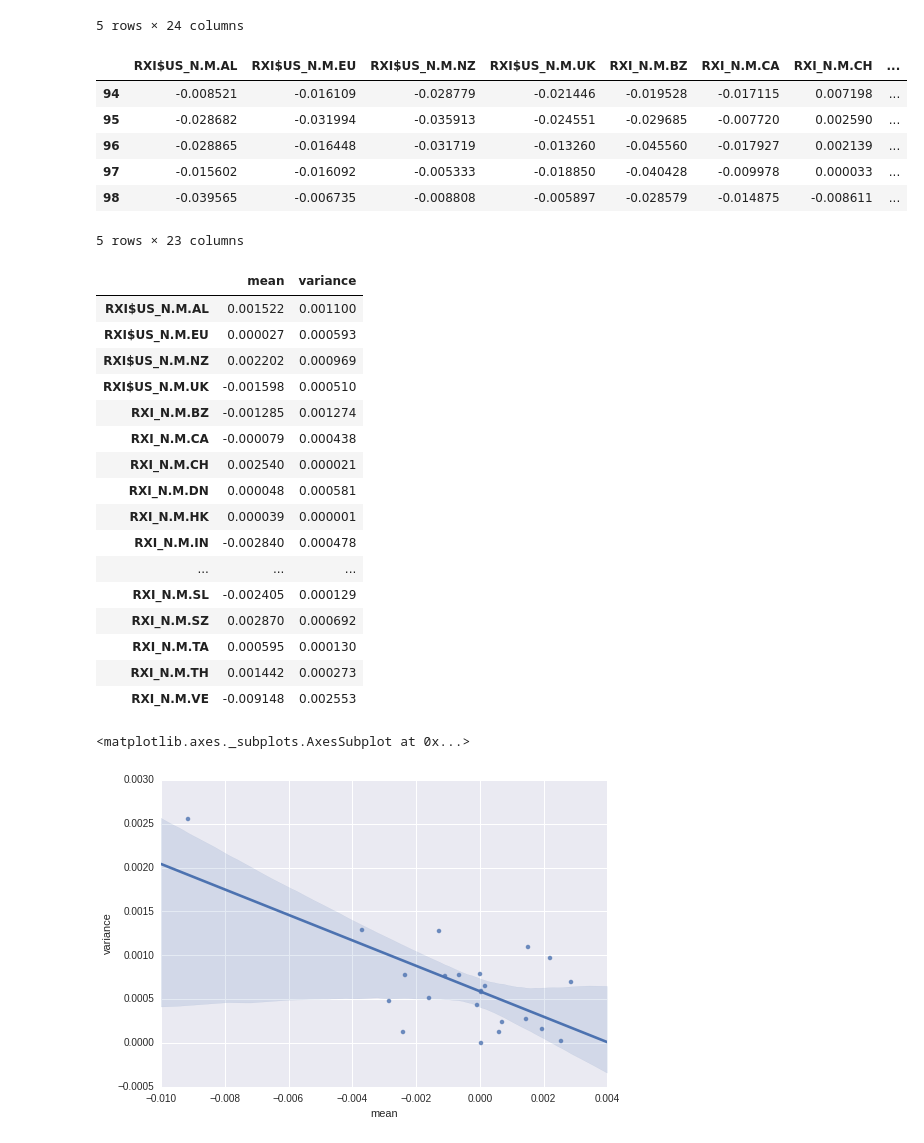
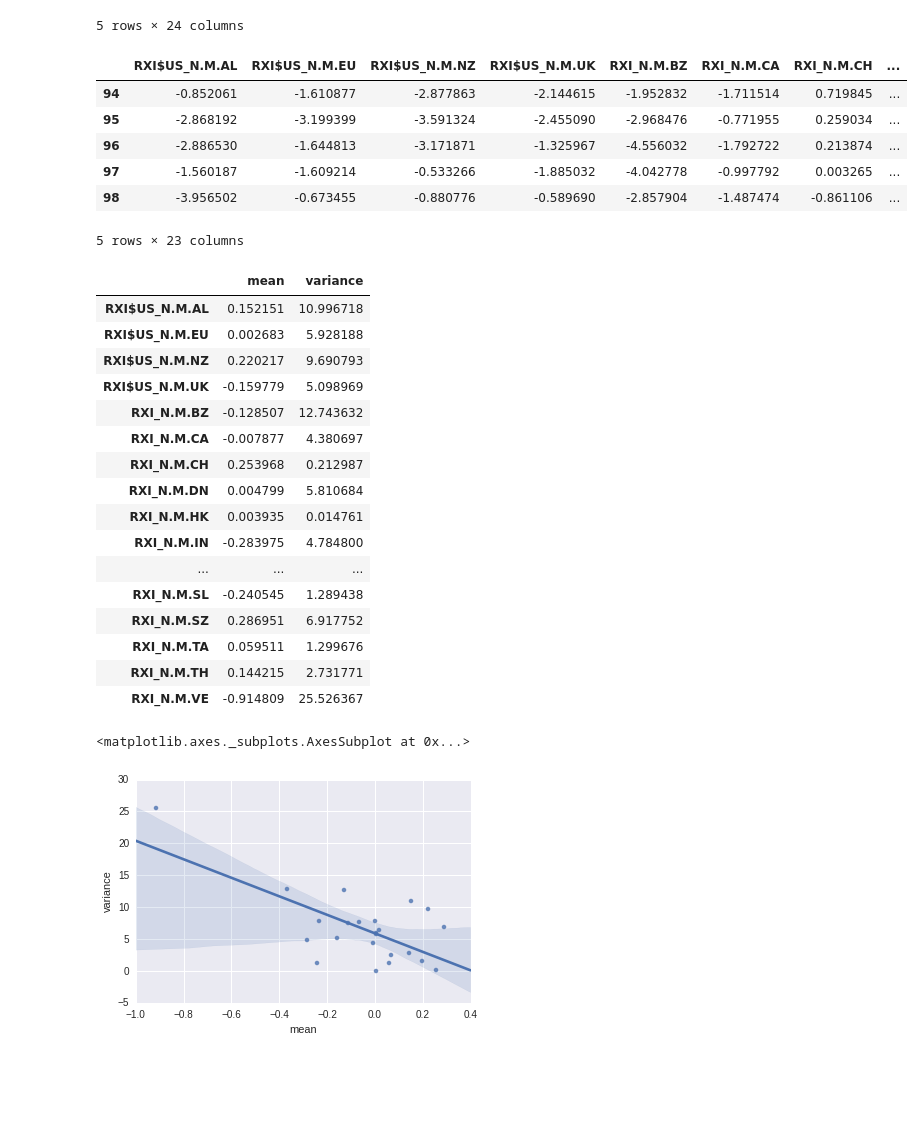
Before and after one commit to yhat/currency-portfolio-optimization, a Jupyter notebook: Currency Portfolio Optimization.ipynb, the cells around one changed output. Saved outputs shown, nothing was run; the diff lists cells and outputs as text; code cells hidden in the pictures; blank space fills up the shorter version.

```diff
--- a/Currency Portfolio Optimization.ipynb
+++ b/Currency Portfolio Optimization.ipynb
@@ -57,37 +85,38 @@ exchange_rates.tail()
 # %%
 # Convert the exchange rate data frame into percentage returns.
 
 # There are two types of conversions we are concerned with:
 #
 # 1. metadata['Currency:'] == 'USD'
 #    value = USD per 1 unit of other currency
 #
 # 2. metadata['Currency:'] != 'USD'
 #    value = units of other currency per 1 USD
 
 rows = []
 for i in range(len(exchange_rates)-1):
     row = {}
     for tp, cur in zip(metadata['Time Period'], metadata['Currency:']):
         x1 = float(exchange_rates[tp][i])
         x2 = float(exchange_rates[tp][i+1])
 
         if cur == 'USD':
             x1 = 1.0 / x1
             x2 = 1.0 / x2
 
-        row[tp] = (x1 - x2) / x2
+        # Returns are in units of %.
+        row[tp] = 100 * (x1 - x2) / x2
     rows.append(row)
 
 returns = pandas.DataFrame(data=rows, columns=list(metadata['Time Period']))
 returns.tail()
 # %% [output]
 |  | RXI$US_N.M.AL | RXI$US_N.M.EU | RXI$US_N.M.NZ | RXI$US_N.M.UK | RXI_N.M.BZ | RXI_N.M.CA | RXI_N.M.CH | ... |
-| 94 | -0.008521 | -0.016109 | -0.028779 | -0.021446 | -0.019528 | -0.017115 | 0.007198 | ... |
-| 95 | -0.028682 | -0.031994 | -0.035913 | -0.024551 | -0.029685 | -0.007720 | 0.002590 | ... |
-| 96 | -0.028865 | -0.016448 | -0.031719 | -0.013260 | -0.045560 | -0.017927 | 0.002139 | ... |
-| 97 | -0.015602 | -0.016092 | -0.005333 | -0.018850 | -0.040428 | -0.009978 | 0.000033 | ... |
-| 98 | -0.039565 | -0.006735 | -0.008808 | -0.005897 | -0.028579 | -0.014875 | -0.008611 | ... |
+| 94 | -0.852061 | -1.610877 | -2.877863 | -2.144615 | -1.952832 | -1.711514 | 0.719845 | ... |
+| 95 | -2.868192 | -3.199399 | -3.591324 | -2.455090 | -2.968476 | -0.771955 | 0.259034 | ... |
+| 96 | -2.886530 | -1.644813 | -3.171871 | -1.325967 | -4.556032 | -1.792722 | 0.213874 | ... |
+| 97 | -1.560187 | -1.609214 | -0.533266 | -1.885032 | -4.042778 | -0.997792 | 0.003265 | ... |
+| 98 | -3.956502 | -0.673455 | -0.880776 | -0.589690 | -2.857904 | -1.487474 | -0.861106 | ... |
 5 rows × 23 columns
 # %%
 # Means are the expected returns for each currency.
@@ -96,22 +125,22 @@ exp_returns = pandas.concat({'mean': returns.mean(), 'variance': returns.var()},
 exp_returns
 # %% [output]
 |  | mean | variance |
-| RXI$US_N.M.AL | 0.001522 | 0.001100 |
-| RXI$US_N.M.EU | 0.000027 | 0.000593 |
-| RXI$US_N.M.NZ | 0.002202 | 0.000969 |
-| RXI$US_N.M.UK | -0.001598 | 0.000510 |
-| RXI_N.M.BZ | -0.001285 | 0.001274 |
-| RXI_N.M.CA | -0.000079 | 0.000438 |
-| RXI_N.M.CH | 0.002540 | 0.000021 |
-| RXI_N.M.DN | 0.000048 | 0.000581 |
-| RXI_N.M.HK | 0.000039 | 0.000001 |
-| RXI_N.M.IN | -0.002840 | 0.000478 |
+| RXI$US_N.M.AL | 0.152151 | 10.996718 |
+| RXI$US_N.M.EU | 0.002683 | 5.928188 |
+| RXI$US_N.M.NZ | 0.220217 | 9.690793 |
+| RXI$US_N.M.UK | -0.159779 | 5.098969 |
+| RXI_N.M.BZ | -0.128507 | 12.743632 |
+| RXI_N.M.CA | -0.007877 | 4.380697 |
+| RXI_N.M.CH | 0.253968 | 0.212987 |
+| RXI_N.M.DN | 0.004799 | 5.810684 |
+| RXI_N.M.HK | 0.003935 | 0.014761 |
+| RXI_N.M.IN | -0.283975 | 4.784800 |
 | ... | ... | ... |
-| RXI_N.M.SL | -0.002405 | 0.000129 |
-| RXI_N.M.SZ | 0.002870 | 0.000692 |
-| RXI_N.M.TA | 0.000595 | 0.000130 |
-| RXI_N.M.TH | 0.001442 | 0.000273 |
-| RXI_N.M.VE | -0.009148 | 0.002553 |
+| RXI_N.M.SL | -0.240545 | 1.289438 |
+| RXI_N.M.SZ | 0.286951 | 6.917752 |
+| RXI_N.M.TA | 0.059511 | 1.299676 |
+| RXI_N.M.TH | 0.144215 | 2.731771 |
+| RXI_N.M.VE | -0.914809 | 25.526367 |
 # %%
 # Expected returns farther from 0 appear to have higher variance.
 %matplotlib inline
@@ -119,7 +148,7 @@ import seaborn
 seaborn.regplot('mean', 'variance', exp_returns)
 # %% [output]
 <matplotlib.axes._subplots.AxesSubplot at 0x...>
-[figure, old version]
+[figure, new version]
 # %%
 # That's quite an outlier there. What does the rest of the data look like?
 
```
Also changed, not shown: parts of 9 cells of this notebook.
